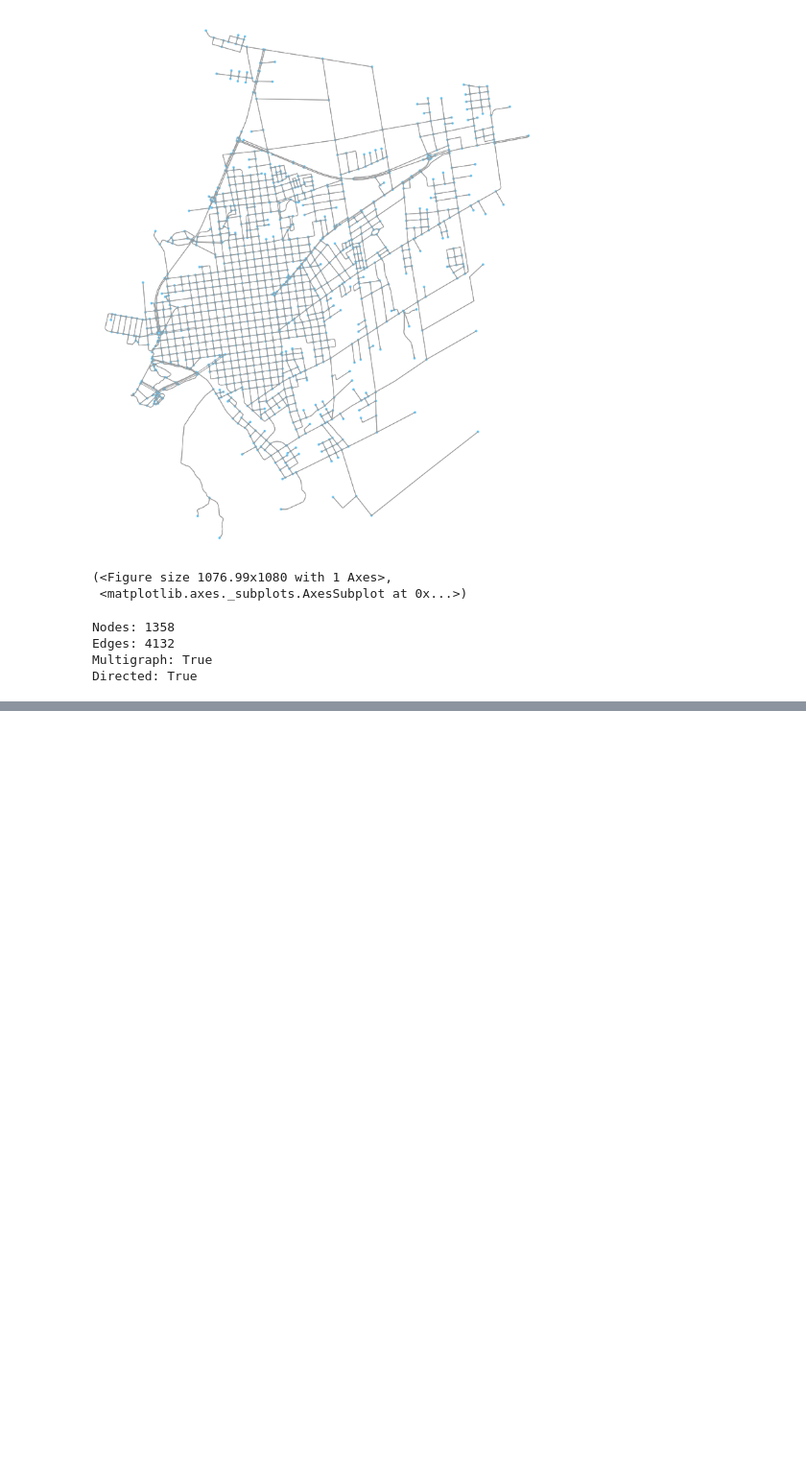
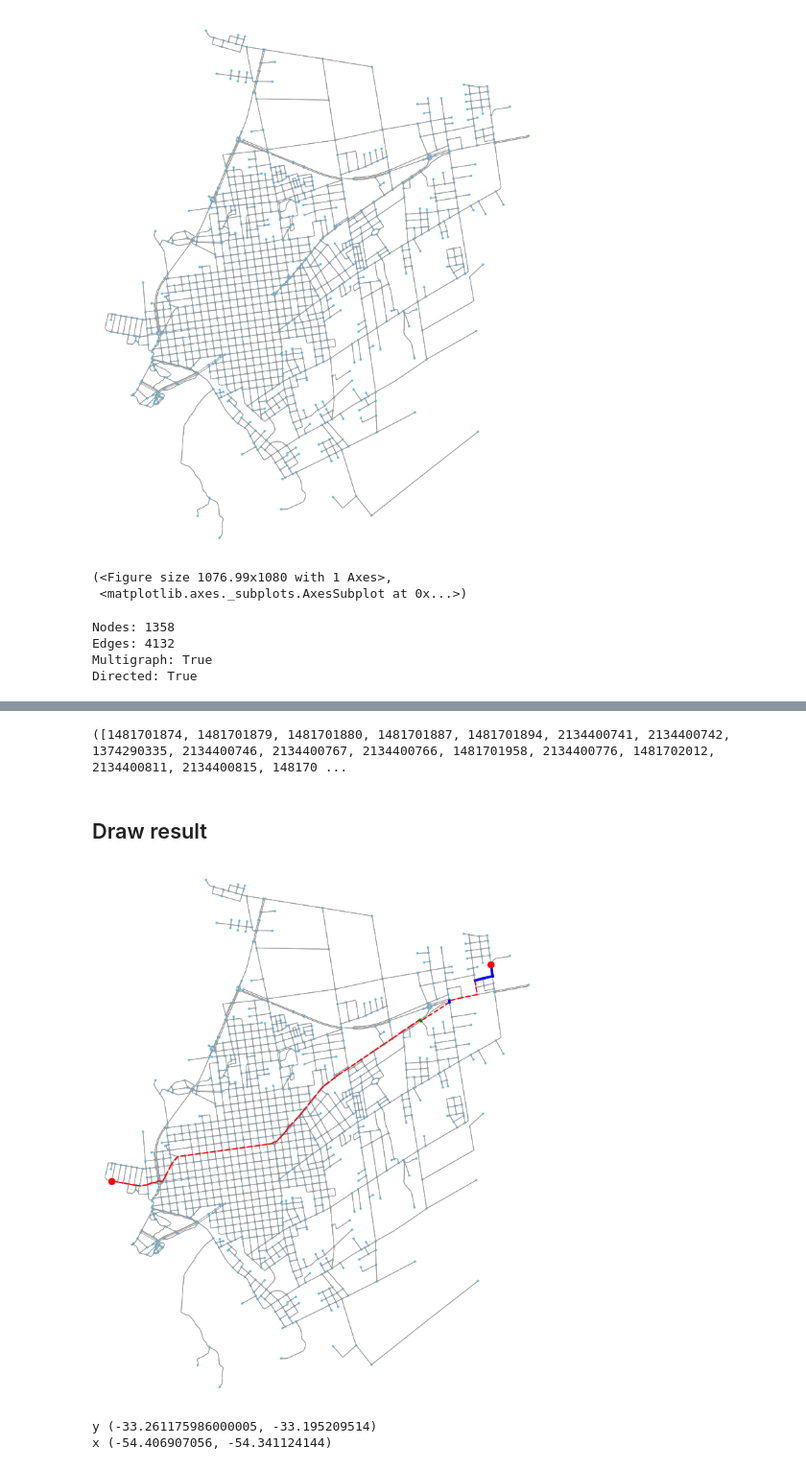
Before and after one commit to joaquinco/pulse-heuristic, a Jupyter notebook: notebooks/Test with Open Street Map.ipynb, the cells around one changed output, grey strips where cells are left out. Shown at 96% size. Saved outputs shown, nothing was run; the diff lists cells and outputs as text; code cells hidden in the pictures; blank space fills up the shorter version.

Commit message:
add draw result over osmnx graph

```diff
--- a/notebooks/Test with Open Street Map.ipynb
+++ b/notebooks/Test with Open Street Map.ipynb
@@ -26,4 +55,11 @@ Directed: True
 # %%
+pj.config.update_configuration(
+    max_iter=1,
+    arc_weight_key="length",
+    pulse_discard_faraway_nodes=True,
+    pulse_queue_key_factor=2.5
+)
+
 solution = pj.solve(g, infras, demand, budget)
 solution.print()
 # %% [output]
@@ -31,3 +79,42 @@ KeyboardInterrupt:
 # %%
 for o, d in demand.keys():
-    print(nx.shortest_path(g, source=o, target=d, weight='length'))
+    print(pj.networkx.astar_path(g, source=o, target=d, weight='length'))
+# %% [output]
+([1481701874, 1481701879, 1481701880, 1481701887, 1481701894, 2134400741, 2134400742, 1374290335, 2134400746, 2134400767, 2134400766, 1481701958, 2134400776, 1481702012, 2134400811, 2134400815, 148170 ...
+# %% [markdown]
+## Draw result
+# %%
+def draw_solution(graph, solution, cmap=['orange', 'blue', 'green', 'black']):
+    """
+    Draw solution obtained by the pulse solver
+    """
+
+    def get_xy(graph, n1, n2):
+        return list(zip(graph.nodes[n1]['pos'], graph.nodes[n2]['pos']))
+
+    fig, ax = ox.plot_graph(g, fig_height=15, show=False, close=False)
+    for odpair, data in solution.shortest_paths.items():
+        path = data['path']
+        for n1, n2 in zip(path[:-1], path[1:]):
+            ax.plot(*get_xy(graph, n1, n2), 'r--', linewidth=2)
+
+        for edge in solution.modifications[odpair].keys():
+            n1, n2, infra = edge
+            if infra > 0:
+                ax.plot(*get_xy(graph, n1, n2), c=cmap[infra], linewidth=4)
+
+        source, target = odpair
+        ax.scatter(*graph.nodes[source]['pos'], s=100, c='red', zorder=4)
+        ax.scatter(*graph.nodes[target]['pos'], s=100, c='red', zorder=4)
+
+    return fig, ax
+# %%
+fig, ax = draw_solution(g, solution)
+# %% [output]
+[figure, added]
+# %%
+print('y', ax.get_ylim())
+print('x', ax.get_xlim())
+# %% [output]
+y (-33.261175986000005, -33.195209514)
+x (-54.406907056, -54.341124144)
```
Also changed, not shown: parts of 3 cells of this notebook, 1 other file.
